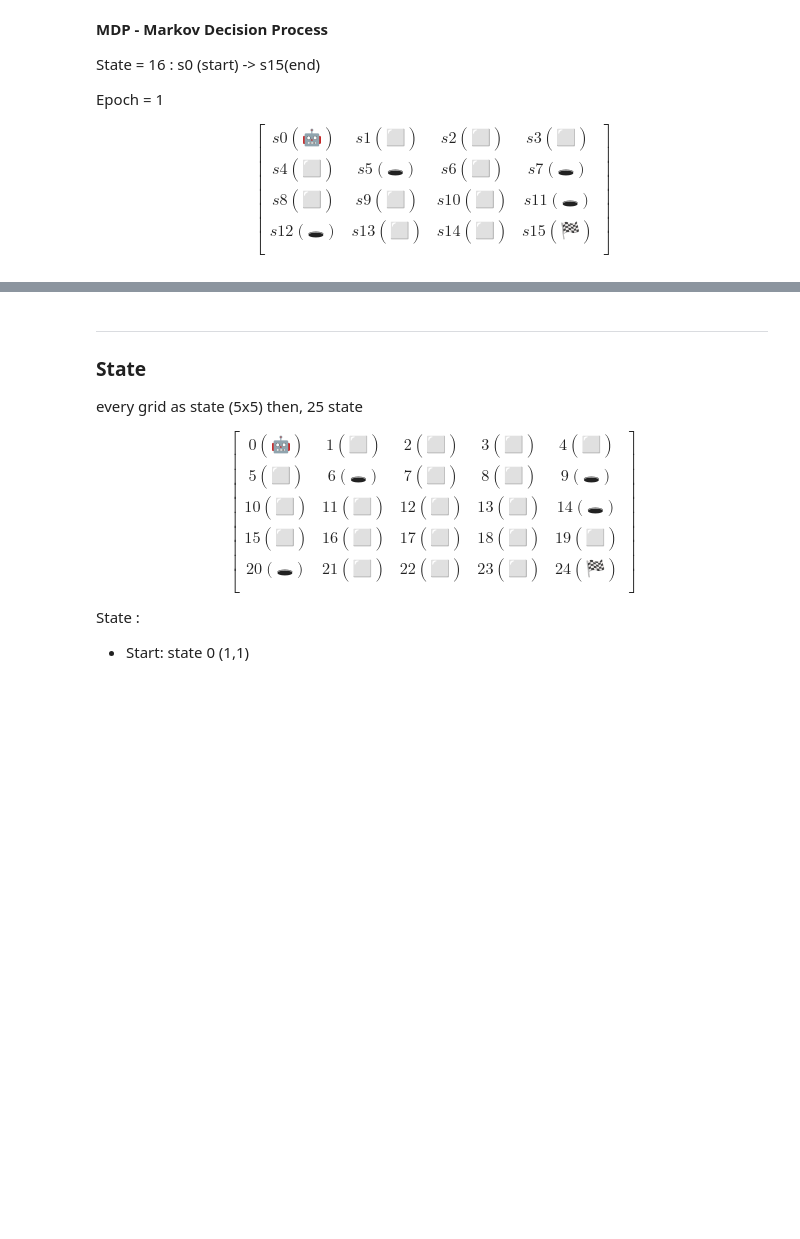
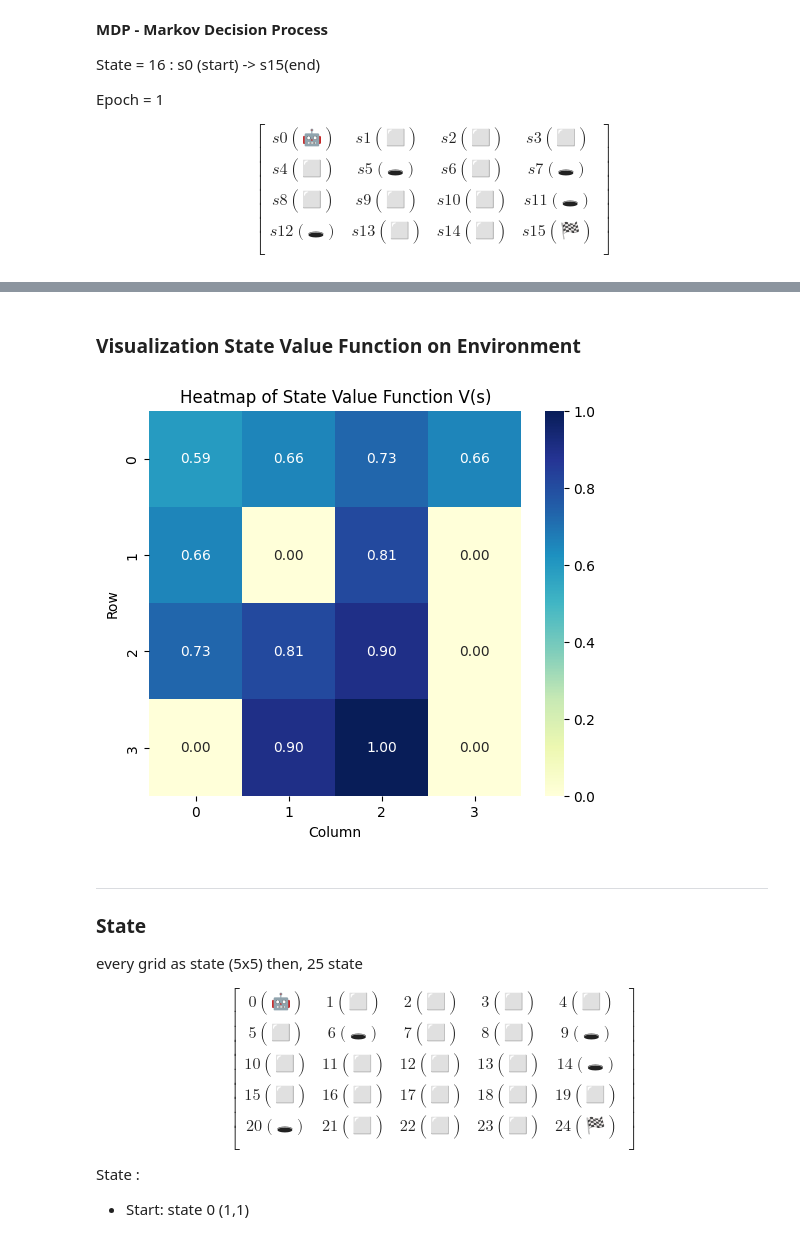
Before and after one commit to Ryanakml/Reinforcement-Learning-Concept-and-Implementation, a Jupyter notebook: RL in Math.ipynb, the cells around one changed output, grey strips where cells are left out. Cells and saved outputs as stored; diff of their text form; code cells hidden in the pictures; blank space fills up the shorter version.

```diff
--- a/RL in Math.ipynb
+++ b/RL in Math.ipynb
@@ -863,0 +780,29 @@ df_contributions
+# %%
+Q = np.zeros((4, 4, len(actions)))
+
+for i in range(4):
+    for j in range(4):
+        if grid[i][j] in ['H', 'G']:
+            continue
+        for a_idx, a in enumerate(actions):
+            dx, dy = action_to_delta[a]
+            ni, nj = i + dx, j + dy
+            if 0 <= ni < 4 and 0 <= nj < 4 and grid[ni][nj] != 'H':
+                reward = get_reward((ni, nj))
+                Q[i, j, a_idx] = reward + gamma * V[ni][nj]
+            else:
+                Q[i, j, a_idx] = 0 + gamma * V[i][j]
+
+# Visualisasi Q-table
+q_data = []
+for i in range(4):
+    for j in range(4):
+        for a_idx, a in enumerate(actions):
+            q_data.append({
+                'State': f'({i},{j})',
+                'Action': a,
+                'Q(s,a)': Q[i, j, a_idx]
+            })
+
+df_q = pd.DataFrame(q_data)
+print(df_q.pivot(index='State', columns='Action', values='Q(s,a)').round(2))
@@ -863,0 +957,19 @@ df_contributions
+# %% [markdown]
+### Visualization State Value Function on Environment
+# %%
+import seaborn as sns
+import matplotlib.pyplot as plt
+import numpy as np
+
+# Ambil nilai V(s) hasil dari value_iteration
+V_values = V.reshape((4, 4))  # reshape dari 1D ke 4x4 grid
+
+plt.figure(figsize=(6, 5))
+sns.heatmap(V_values, annot=True, cmap="YlGnBu", fmt=".2f", cbar=True)
+
+plt.title("Heatmap of State Value Function V(s)")
+plt.xlabel("Column")
+plt.ylabel("Row")  # biar posisi (0,0) di kiri atas
+plt.show()
+# %% [output]
+[figure, added]
```
Also changed, not shown: parts of 11 cells of this notebook, 1 other file.
